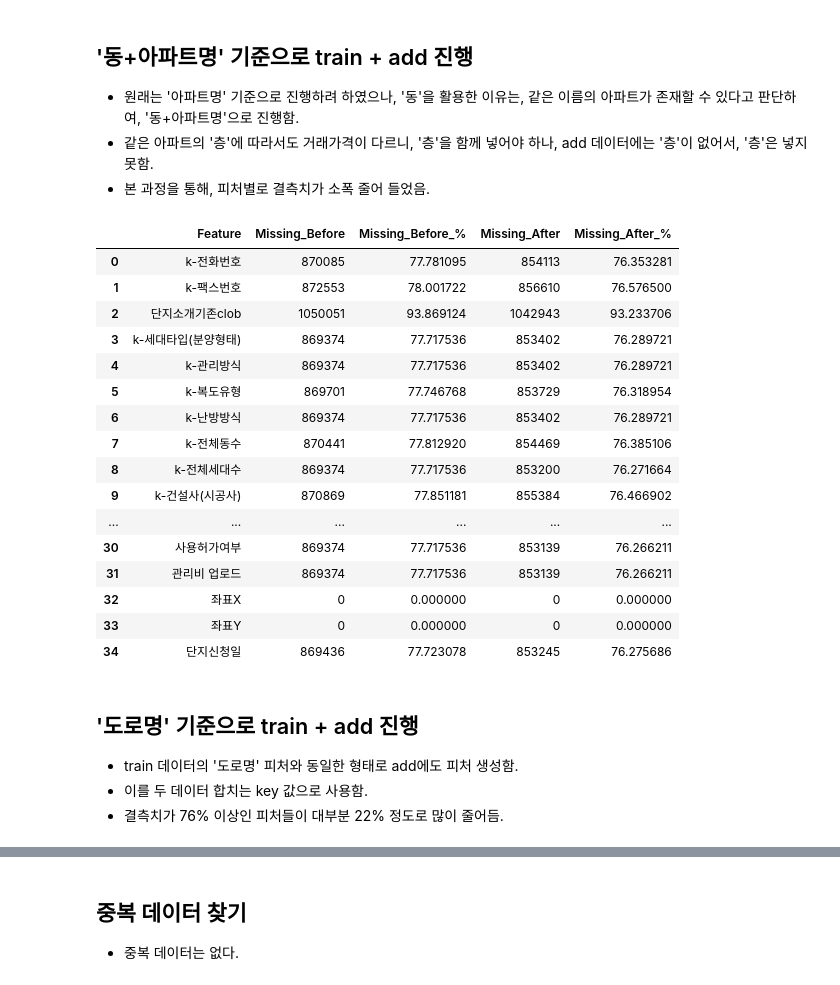
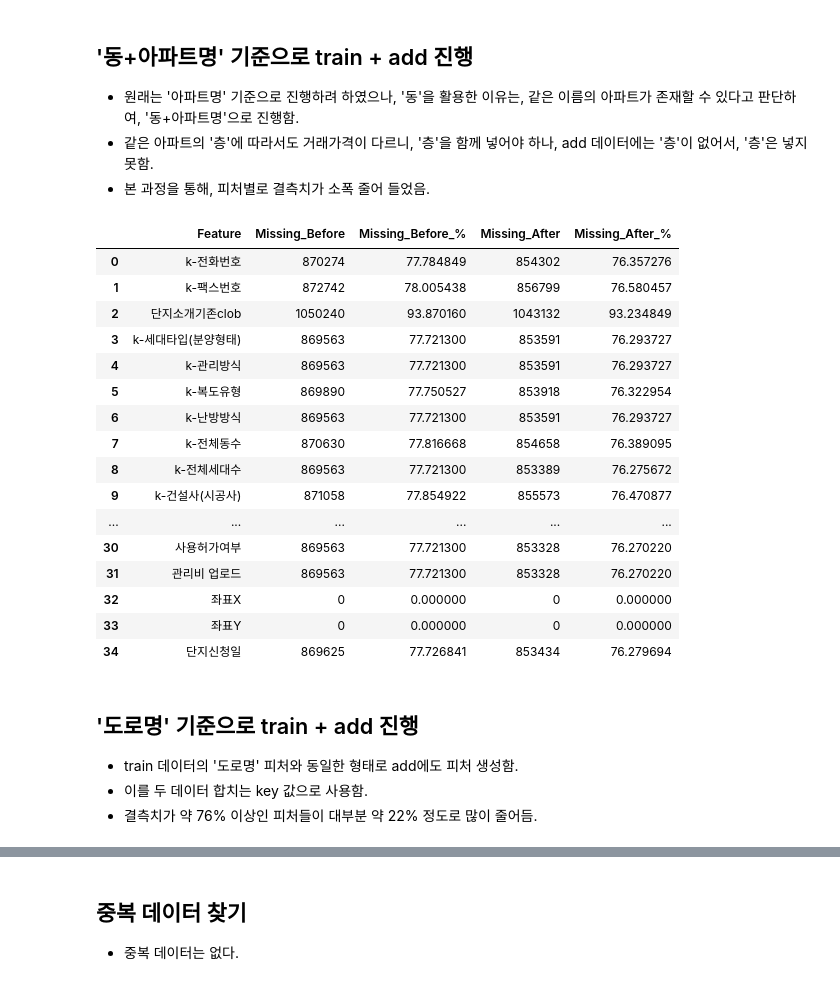
Before and after one commit to UpstageAILab3/upstage-ml-regression-ml5-pub, a Jupyter notebook: kkh-data-train.ipynb, the cells around one changed output, grey strips where cells are left out. Drawn from its saved outputs; the diff is of its cells as text; code cells hidden in the pictures.

```diff
--- a/kkh-data-train.ipynb
+++ b/kkh-data-train.ipynb
@@ -282,5 +222,6 @@ train.loc[mask & train['도로명'].isna(), '도로명'] = '반포대로 333'
 # %%
 display(train[train['도로명'].isna()][['시군구', '아파트명', '도로명', '계약년월']])
+train['도로명'].fillna('Missing', inplace=True)
 # %% [output]
 |  | 시군구 | 아파트명 | 도로명 | 계약년월 |
 | 172114 | 서울특별시 마포구 아현동 | 현대 | NaN | 200811 |
@@ -295,6 +236,3 @@ display(train[train['도로명'].isna()][['시군구', '아파트명', '도로
 | 1115471 | 서울특별시 종로구 옥인동 | 옥인시민 | NaN | 200709 |
 | 1115472 | 서울특별시 종로구 옥인동 | 옥인시민 | NaN | 200709 |
 189 rows × 4 columns
-# %%
-train = train.dropna(subset=['도로명'])
-display(train[train['도로명'].isna()][['시군구', '아파트명', '도로명', '계약년월']])
@@ -402,36 +340,33 @@ def missing_update(key_feature: str):
 # %%
 # 새로운 피처 '동+아파트명' 생성
 train['동+아파트명'] = train['동'] + ' ' + train['아파트명']
 add['동+아파트명'] = add['주소(읍면동)'] + ' ' + add['k-아파트명']
 
 missing_update('동+아파트명')
-
-# key로 사용한 '동+아파트명' 피처는 삭제한다.
-train.drop(columns=['동+아파트명'], inplace=True)
 # %% [output]
 |  | Feature | Missing_Before | Missing_Before_% | Missing_After | Missing_After_% |
-| 0 | k-전화번호 | 870085 | 77.781095 | 854113 | 76.353281 |
-| 1 | k-팩스번호 | 872553 | 78.001722 | 856610 | 76.576500 |
-| 2 | 단지소개기존clob | 1050051 | 93.869124 | 1042943 | 93.233706 |
-| 3 | k-세대타입(분양형태) | 869374 | 77.717536 | 853402 | 76.289721 |
-| 4 | k-관리방식 | 869374 | 77.717536 | 853402 | 76.289721 |
-| 5 | k-복도유형 | 869701 | 77.746768 | 853729 | 76.318954 |
-| 6 | k-난방방식 | 869374 | 77.717536 | 853402 | 76.289721 |
-| 7 | k-전체동수 | 870441 | 77.812920 | 854469 | 76.385106 |
-| 8 | k-전체세대수 | 869374 | 77.717536 | 853200 | 76.271664 |
-| 9 | k-건설사(시공사) | 870869 | 77.851181 | 855384 | 76.466902 |
+| 0 | k-전화번호 | 870274 | 77.784849 | 854302 | 76.357276 |
+| 1 | k-팩스번호 | 872742 | 78.005438 | 856799 | 76.580457 |
+| 2 | 단지소개기존clob | 1050240 | 93.870160 | 1043132 | 93.234849 |
+| 3 | k-세대타입(분양형태) | 869563 | 77.721300 | 853591 | 76.293727 |
+| 4 | k-관리방식 | 869563 | 77.721300 | 853591 | 76.293727 |
+| 5 | k-복도유형 | 869890 | 77.750527 | 853918 | 76.322954 |
+| 6 | k-난방방식 | 869563 | 77.721300 | 853591 | 76.293727 |
+| 7 | k-전체동수 | 870630 | 77.816668 | 854658 | 76.389095 |
+| 8 | k-전체세대수 | 869563 | 77.721300 | 853389 | 76.275672 |
+| 9 | k-건설사(시공사) | 871058 | 77.854922 | 855573 | 76.470877 |
 | ... | ... | ... | ... | ... | ... |
-| 30 | 사용허가여부 | 869374 | 77.717536 | 853139 | 76.266211 |
-| 31 | 관리비 업로드 | 869374 | 77.717536 | 853139 | 76.266211 |
+| 30 | 사용허가여부 | 869563 | 77.721300 | 853328 | 76.270220 |
+| 31 | 관리비 업로드 | 869563 | 77.721300 | 853328 | 76.270220 |
 | 32 | 좌표X | 0 | 0.000000 | 0 | 0.000000 |
 | 33 | 좌표Y | 0 | 0.000000 | 0 | 0.000000 |
-| 34 | 단지신청일 | 869436 | 77.723078 | 853245 | 76.275686 |
+| 34 | 단지신청일 | 869625 | 77.726841 | 853434 | 76.279694 |
 # %% [markdown]
 ## '도로명' 기준으로 train + add 진행
 
 - train 데이터의 '도로명' 피처와 동일한 형태로 add에도 피처 생성함.
 - 이를 두 데이터 합치는 key 값으로 사용함.
-- 결측치가 76% 이상인 피처들이 대부분 22% 정도로 많이 줄어듬.
+- 결측치가 약 76% 이상인 피처들이 대부분 약 22% 정도로 많이 줄어듬.
 # %%
 add['도로명'] = add['주소(도로명)'] + ' ' + add['주소(도로상세주소)']
 
```
Also changed, not shown: parts of 19 cells of this notebook, 5 other files.
